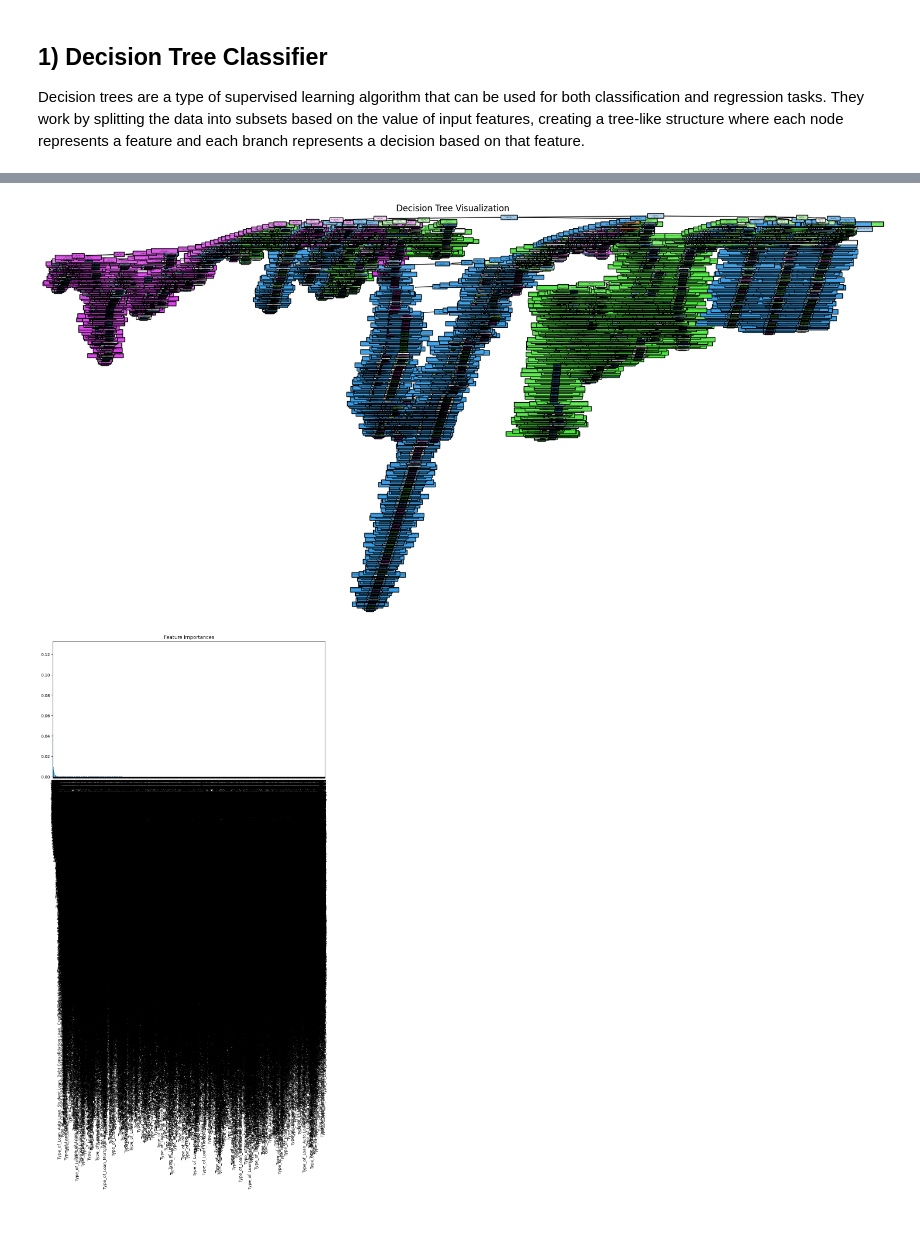
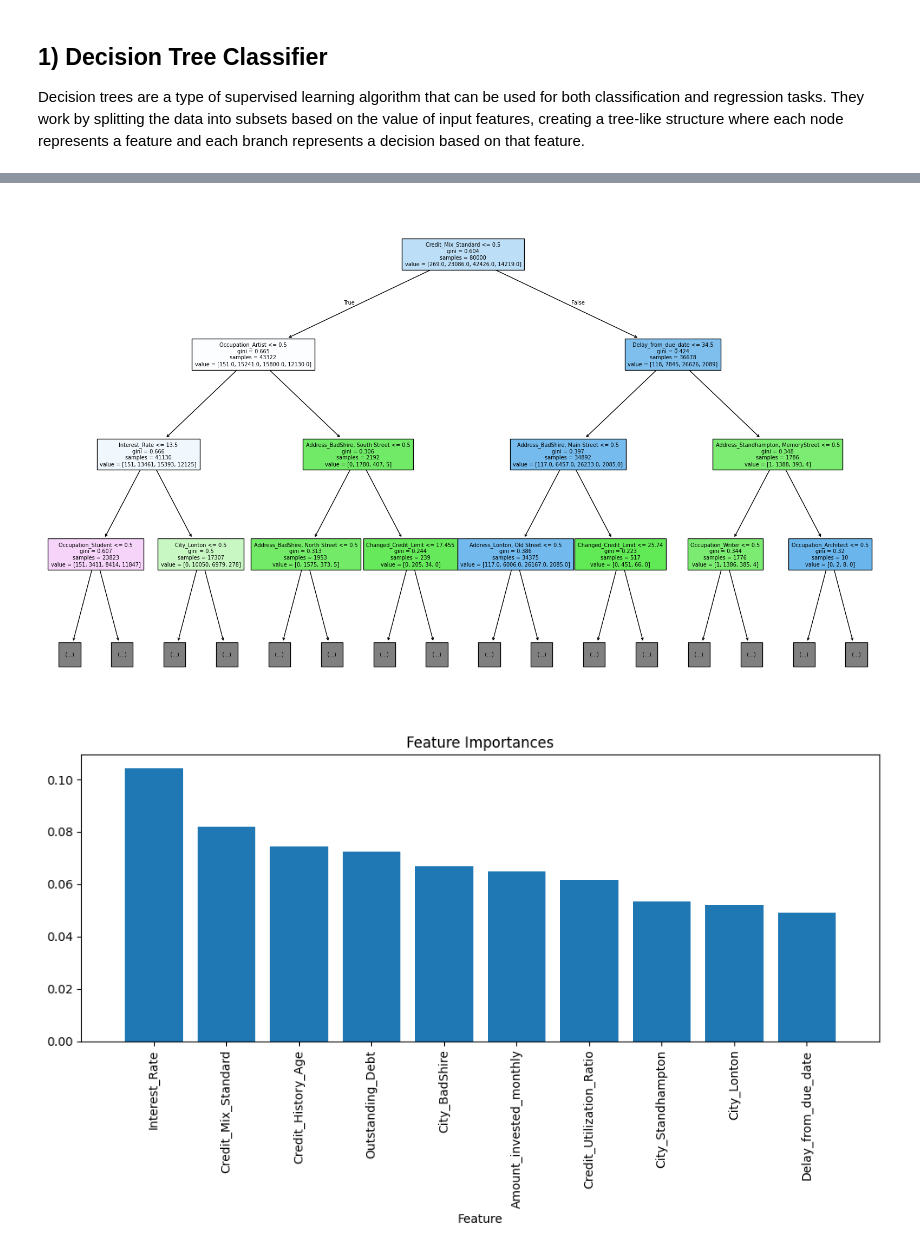
Before and after one commit to lelloxx/Advanced_Coding_Project_LUISS_2024-25, a Jupyter notebook: model.ipynb, the cells around one changed output, grey strips where cells are left out. Cells and saved outputs as stored; diff of their text form; code cells hidden in the pictures; blank space fills up the shorter version.

```diff
--- a/model.ipynb
+++ b/model.ipynb
@@ -29,8 +29,8 @@ X = pd.get_dummies(X)
 # Split into training and test sets
 X_train, X_test, y_train, y_test = train_test_split(X, y, test_size=0.2, random_state=42)
 # %%
-# Build the Decision Tree model
-decision_tree_model = DecisionTreeClassifier(random_state=42)
+# Build the Decision Tree model with a maximum of 10 features
+decision_tree_model = DecisionTreeClassifier(random_state=42, max_features=10)
 decision_tree_model.fit(X_train, y_train)
 
 # Predict and evaluate
@@ -63,25 +63,26 @@ Accuracy:
 # %%
-# Visualizing the Decision Tree
+# Visualizing the Decision Tree with a maximum depth of 3
 from sklearn.tree import plot_tree
-
-plt.figure(figsize=(20,10))
-plot_tree(decision_tree_model, filled=True, feature_names=X.columns, class_names=['0', '1', '2', '3'])
-plt.title("Decision Tree Visualization")
+plt.figure(figsize=(20, 12))  # Increased figure size for better readability
+plt.title("Decision Tree Visualization (max_depth=3)", fontsize=16)
+plot_tree(decision_tree_model, filled=True, feature_names=X.columns, max_depth=3, fontsize=7)
 plt.show()
 
 # Feature Importance
 importances = decision_tree_model.feature_importances_
 indices = np.argsort(importances)[::-1]
 features = X.columns[indices]
 importances = importances[indices]
 
-# Plotting feature importances
-plt.figure(figsize=(12, 6))
+# Plotting the feature importances (top 10)
+plt.figure(figsize=(10, 6))
 plt.title("Feature Importances")
-plt.bar(range(X.shape[1]), importances, align="center")
-plt.xticks(range(X.shape[1]), features, rotation=90)
-plt.xlim([-1, X.shape[1]])
+plt.bar(range(10), importances[:10], align='center')
+plt.xticks(range(10), features[:10], rotation=90)
+plt.xlim([-1, 10])
+plt.xlabel("Feature")
+plt.tight_layout()
 plt.show()
 # %% [output]
-[figure, old version]
+[figure, new version]
-[figure, old version]
+[figure, new version]
```
Also changed, not shown: parts of 1 cell of this notebook, 9 other files.
